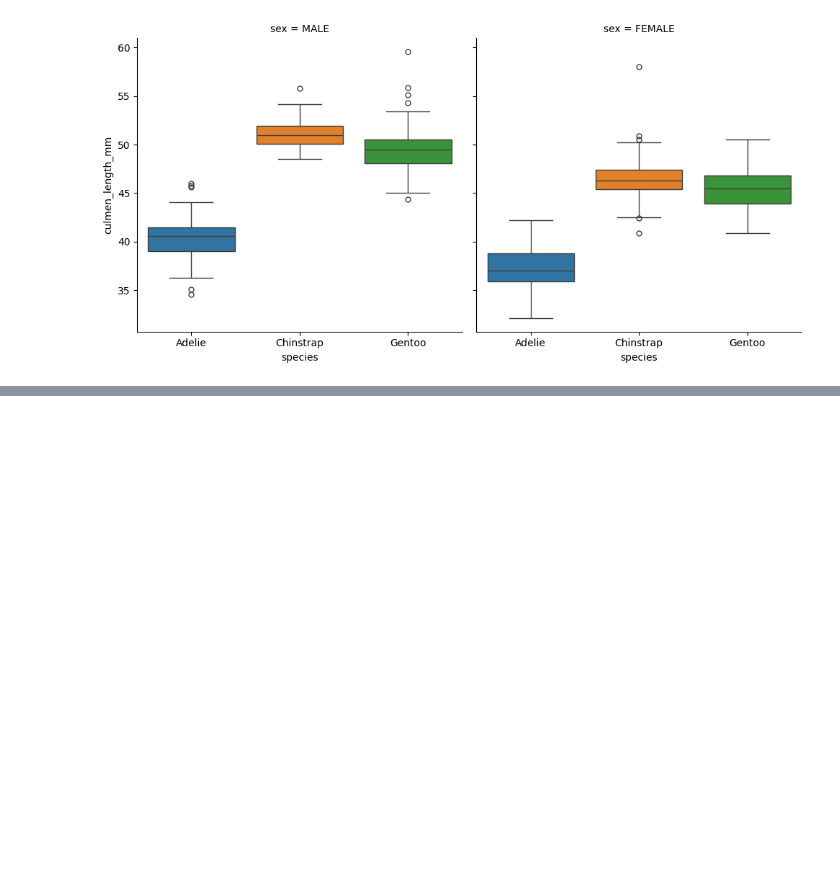
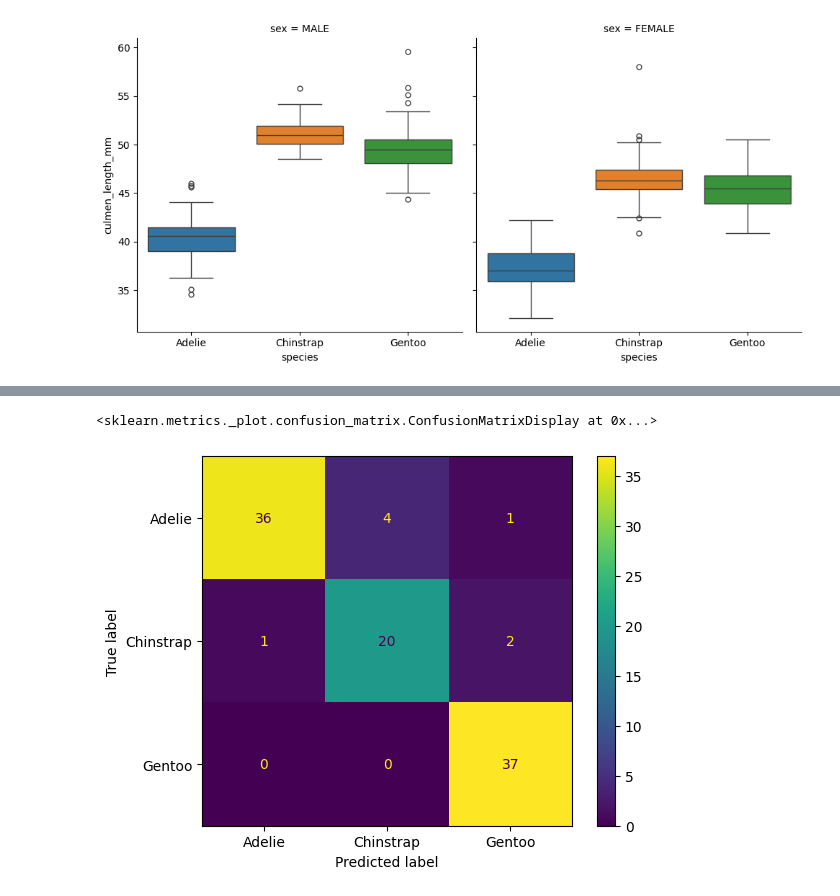
Before and after one commit to StartsevMaksim/ML_Udemy, a Jupyter notebook: ML_Trees/Decision_trees.ipynb, the cells around one changed output, grey strips where cells are left out. Drawn from its saved outputs; the diff is of its cells as text; code cells hidden in the pictures; blank space fills up the shorter version.

Commit message:
Trees

```diff
--- a/ML_Trees/Decision_trees.ipynb
+++ b/ML_Trees/Decision_trees.ipynb
@@ -90,3 +92,10 @@ y = df['species']
 #Масштабировать не надо, т.к. в каждом узле дерева принимается решение по одному признаку, независимо от других
 # %%
 X_train, X_test, y_train, y_test = train_test_split(X, y, test_size=0.3, random_state=101)
+# %%
+model = DecisionTreeClassifier(max_depth=5, max_leaf_nodes=3)
+#max_depth - макс. глубина дерева, на которой принимается решение
+#max_leaf_nodes - макс. кол-во листовых узла
+#criterion - метрика чистоты информации
+# %%
+model.fit(X_train, y_train)
@@ -92,0 +139,5 @@ X_train, X_test, y_train, y_test = train_test_split(X, y, test_size=0.3, random_
+# %%
+ConfusionMatrixDisplay.from_estimator(model, X_test, y_test) #3 пингвина класс. неправильно
+# %% [output]
+<sklearn.metrics._plot.confusion_matrix.ConfusionMatrixDisplay at 0x...>
+[figure, added]
```
Also changed, not shown: parts of 7 cells of this notebook.
